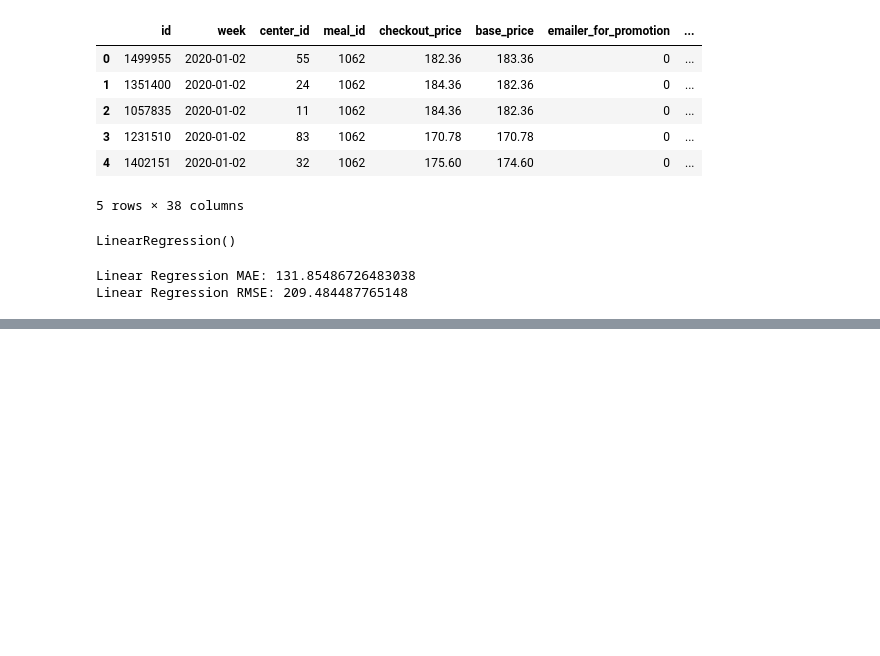
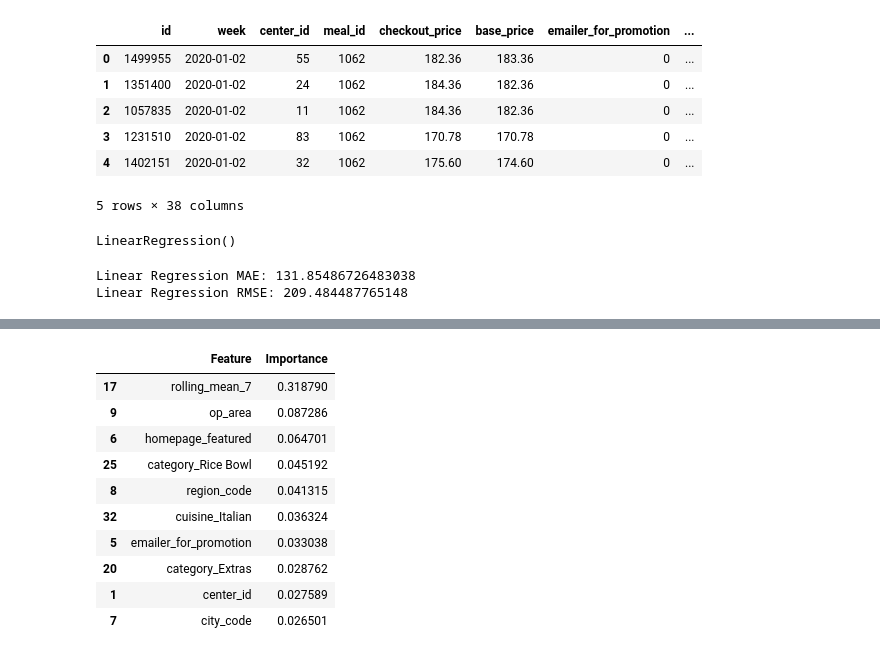
Before and after one commit to ballapuramdeepthi/Food-Demand-Forecast, a Jupyter notebook: notebook/week3_model_training.ipynb, the cells around one changed output, grey strips where cells are left out. Drawn from its saved outputs; the diff is of its cells as text; code cells hidden in the pictures; blank space fills up the shorter version.

```diff
--- a/notebook/week3_model_training.ipynb
+++ b/notebook/week3_model_training.ipynb
@@ -91,0 +190,14 @@ print("Random Forest RMSE:", rf_rmse)
+# %%
+importance.head(10)
+# %% [output]
+|  | Feature | Importance |
+| 17 | rolling_mean_7 | 0.318790 |
+| 9 | op_area | 0.087286 |
+| 6 | homepage_featured | 0.064701 |
+| 25 | category_Rice Bowl | 0.045192 |
+| 8 | region_code | 0.041315 |
+| 32 | cuisine_Italian | 0.036324 |
+| 5 | emailer_for_promotion | 0.033038 |
+| 20 | category_Extras | 0.028762 |
+| 1 | center_id | 0.027589 |
+| 7 | city_code | 0.026501 |
```
Also changed, not shown: parts of 12 cells of this notebook.
